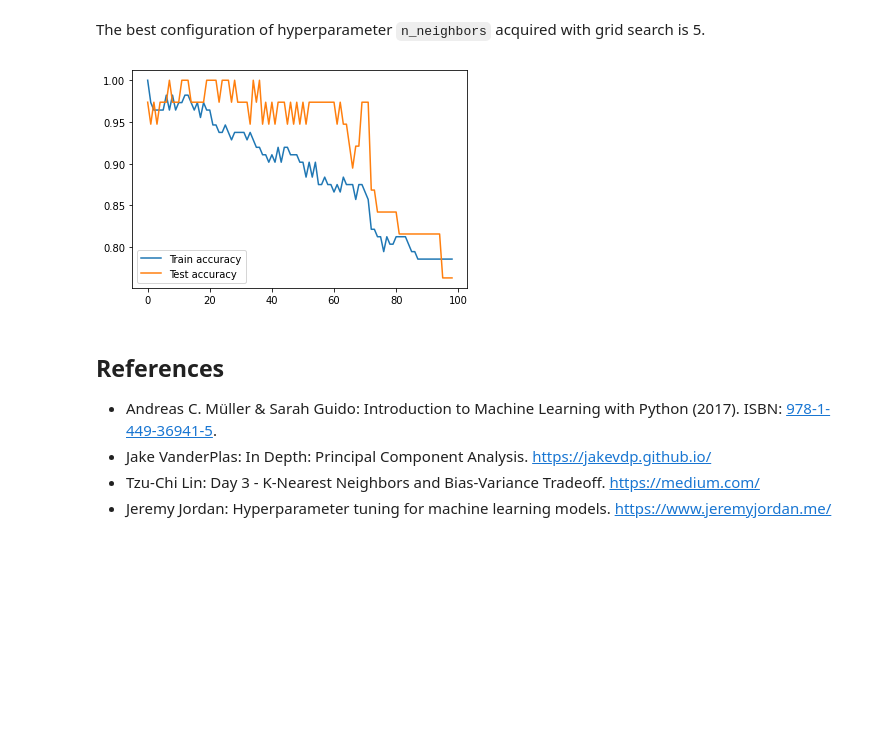
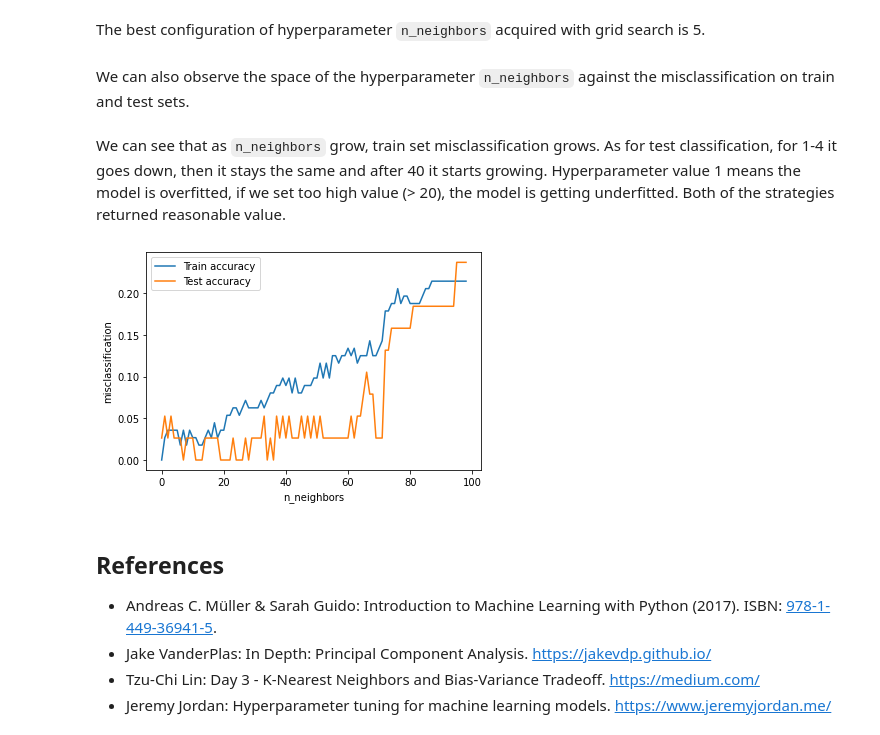
Before and after one commit to martinbenes1996/martinbenes1996.github.io, a Jupyter notebook: notebooks/knn_iris/knn_iris.ipynb, the cells around one changed output. Drawn from its saved outputs; the diff is of its cells as text; code cells hidden in the pictures; blank space fills up the shorter version.

```diff
--- a/notebooks/knn_iris/knn_iris.ipynb
+++ b/notebooks/knn_iris/knn_iris.ipynb
@@ -309,6 +307,8 @@ search2.best_params_['n_neighbors']
 3
 # %% [markdown]
 The best configuration of hyperparameter `n_neighbors` acquired with grid search is 5.
+# %% [markdown]
+We can also observe the space of the hyperparameter `n_neighbors` against the misclassification on train and test sets.
 # %%
 # accuracy on train and test sets over parameter values
 
@@ -316,17 +316,21 @@ acc_train,acc_test = [],[]
 for k in range(1,100):
     knn = KNeighborsClassifier(n_neighbors=k)
     knn.fit(xtrain, ytrain)
-    acc_train.append((ytrain == knn.predict(xtrain)).mean())
-    acc_test.append((ytest == knn.predict(xtest)).mean())
+    acc_train.append((ytrain != knn.predict(xtrain)).mean())
+    acc_test.append((ytest != knn.predict(xtest)).mean())
+# %% [markdown]
+We can see that as `n_neighbors` grow, train set misclassification grows. As for test classification, for 1-4 it goes down, then it stays the same and after 40 it starts growing. Hyperparameter value 1 means the model is overfitted, if we set too high value (> 20), the model is getting underfitted. Both of the strategies returned reasonable value.
 # %%
 # plot accuracies over n_neighbors
 
 plt.plot(acc_train, label='Train accuracy')
 plt.plot(acc_test, label='Test accuracy')
 plt.legend()
+plt.xlabel("n_neighbors")
+plt.ylabel("misclassification")
 plt.show()
 # %% [output]
-[figure, old version]
+[figure, new version]
 # %% [markdown]
 ## References
 
```
Also changed, not shown: parts of 1 cell of this notebook, 5 other files.
